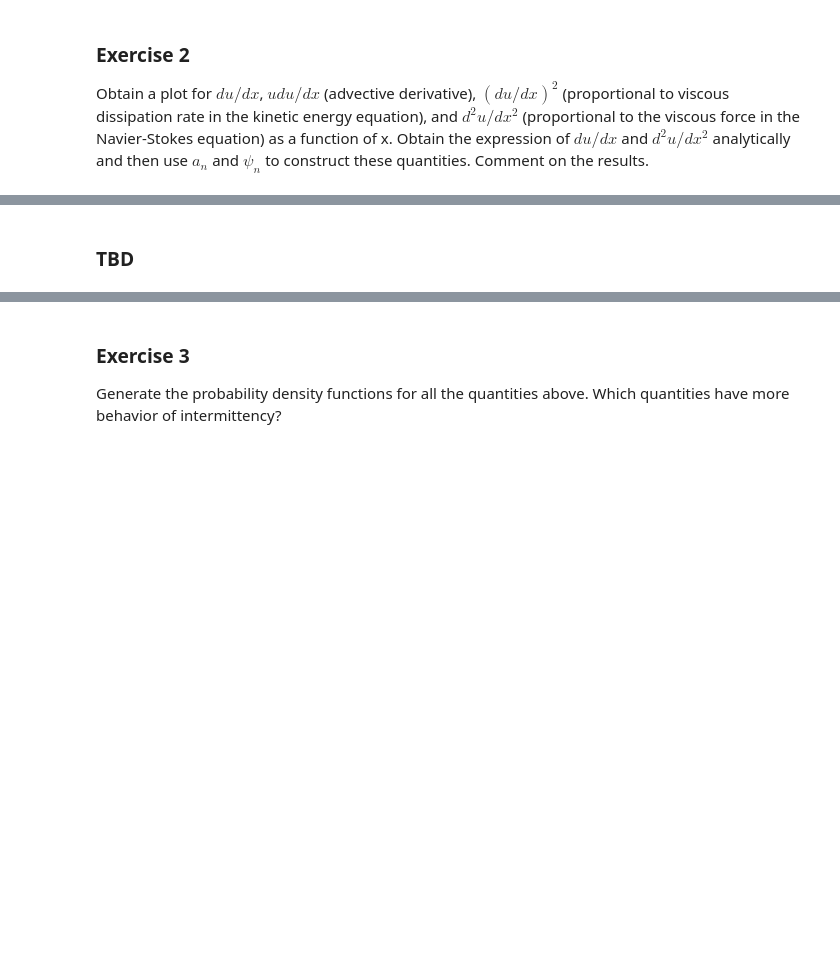
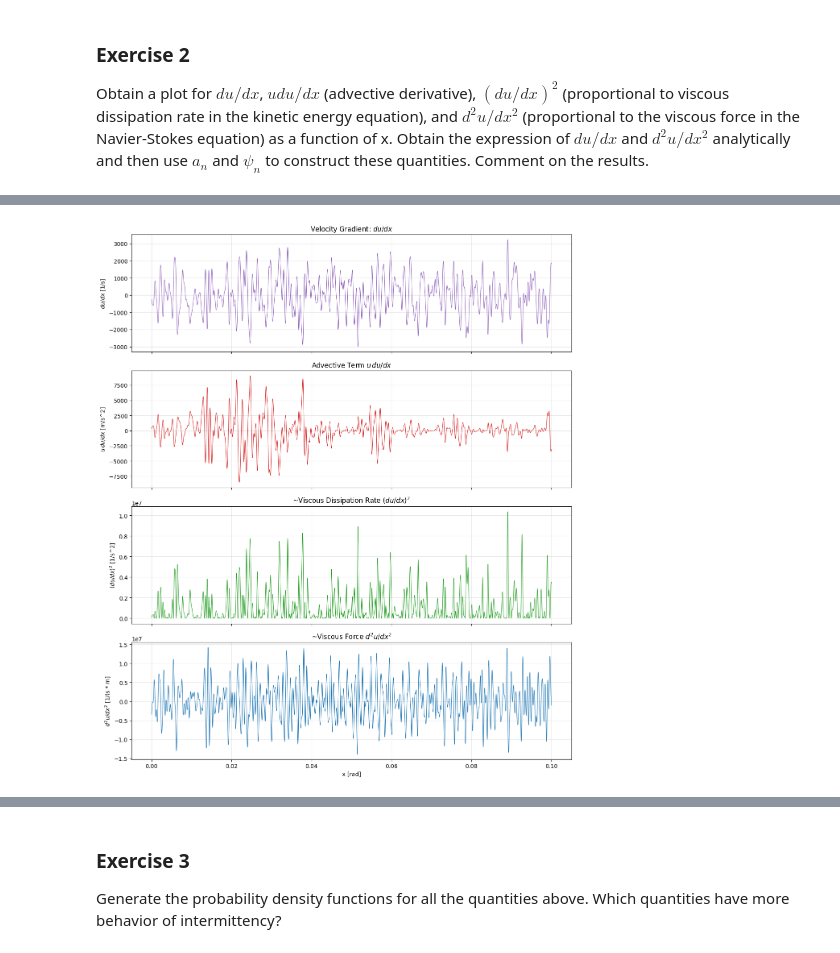
Before and after one commit to cjdipietrantonio/ME5311, a Jupyter notebook: other/flipclassrooomexcercises/02/scale_separation copy 2.ipynb, the cells around one changed output, grey strips where cells are left out. Drawn from its saved outputs; the diff is of its cells as text; code cells hidden in the pictures; blank space fills up the shorter version.

```diff
--- a/other/flipclassrooomexcercises/02/scale_separation copy 2.ipynb
+++ b/other/flipclassrooomexcercises/02/scale_separation copy 2.ipynb
@@ -393,2 +307,75 @@ plt.show()
-# %% [markdown]
-### TBD
+# %%
+# ----------------------------------------------------------------------------------
+# THE COMMENTED CODE BELOW WORKS BUT IS VERY SLOW
+# ----------------------------------------------------------------------------------
+# for i in range (len(k_vals)):
+
+#     u_total += a_vals[i] * np.sin(k_vals[i] * x_grid + phi_vals[i])
+
+#     du_dx += (a_vals[i] * k_vals[i]) * np.cos(k_vals[i] * x_grid + phi_vals[i])
+
+#     d2u_dx2 += -(a_vals[i] * k_vals[i]**2) * np.sin(k_vals[i] * x_grid + phi_vals[i])
+
+# advective = u_total * du_dx
+# diss_rate = (du_dx)**2
+
+# ---------------------------------------------------------------------------------------
+# Again we can use numpy's Inverse Fast Fourier Transform (IFFT), runtime = 0.4 seconds
+# ---------------------------------------------------------------------------------------
+# define wave numbers
+k_n = np.arange(1, Kmax + 1, dtype=np.float64) #why not just use k_vals? why use dtype?
+
+#define complex coefficients
+c = a_vals * np.exp(1j * phi_vals)
+
+# build coefficient arrays
+C_u                   = np.zeros(Nx, dtype=complex)
+C_u[1:Kmax + 1]       = c                #u: coefficient = a_n e^{iφ_n}
+
+C_du                  = np.zeros(Nx, dtype=complex)
+C_du[1:Kmax + 1]      = 1j * k_n * c     #du/dx: multiply by i * k_n
+
+C_d2u                 = np.zeros(Nx, dtype=complex)
+C_d2u[1:Kmax + 1]     = -(k_n**2) * c    #d2u/dx2: multiply by (i * k_n)^2
+
+# compute the sum of complex exponentials using IFFT at every grid point,
+# multiply by Nx do undo IFFT scaling, take imaginary part corresponding to the original sin function
+u_total = np.imag(Nx * np.fft.ifft(C_u))
+du_dx   = np.imag(Nx * np.fft.ifft(C_du))
+d2u_dx2 = np.imag(Nx * np.fft.ifft(C_d2u))
+
+# advective derivative
+advective = u_total * du_dx
+
+# dissipation rate
+diss_rate = (du_dx)**2
+
+# plot results
+m3 = x < 0.1
+
+fig, axs = plt.subplots(4, 1, figsize=(12,14), sharex=True)
+
+axs[0].plot(x[m3], du_dx[m3], color ='tab:purple', lw=0.8)
+axs[0].set_title(r"Velocity Gradient: $du/dx$")
+axs[0].set_ylabel(r"$du/dx$ [1/s]") #CONFIRM UNITS
+
+axs[1].plot(x[m3], advective[m3], color='tab:red', lw=0.8)
+axs[1].set_title(r"Advective Term $u\,du/dx$")
+axs[1].set_ylabel(r"$u\,du/dx$ [m/s^2]") #CHECK UNITS
+
+axs[2].plot(x[m3], diss_rate[m3], color='tab:green', lw=0.8)
+axs[2].set_title(r"~Viscous Dissipation Rate $(du/dx)^2$") #CHECK TITLE
+axs[2].set_ylabel(r"$(du/dx)^2$ [1/s^2]") #CHECK UNITS
+
+axs[3].plot(x[m3], d2u_dx2[m3], color='tab:blue', lw=0.8)
+axs[3].set_title(r"~Viscous Force $d^2u/dx^2$") #CHECK TITLE
+axs[3].set_ylabel(r"$d^2u/dx^2$ [1/(s * m]") #CHECK UNITS
+axs[3].set_xlabel("x [rad]")
+
+for ax in axs: #WHY
+    ax.grid(True, alpha=0.3)
+
+plt.tight_layout()
+plt.show()
+# %% [output]
+[figure, added]
```
Also changed, not shown: parts of 7 cells of this notebook.
